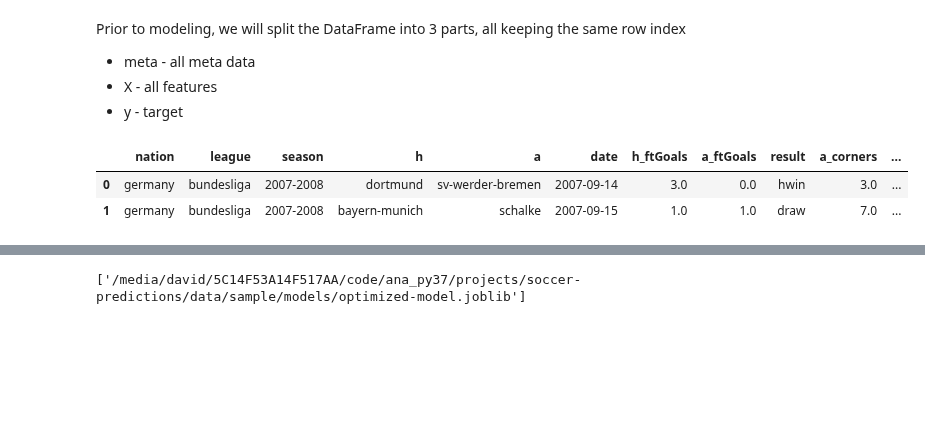
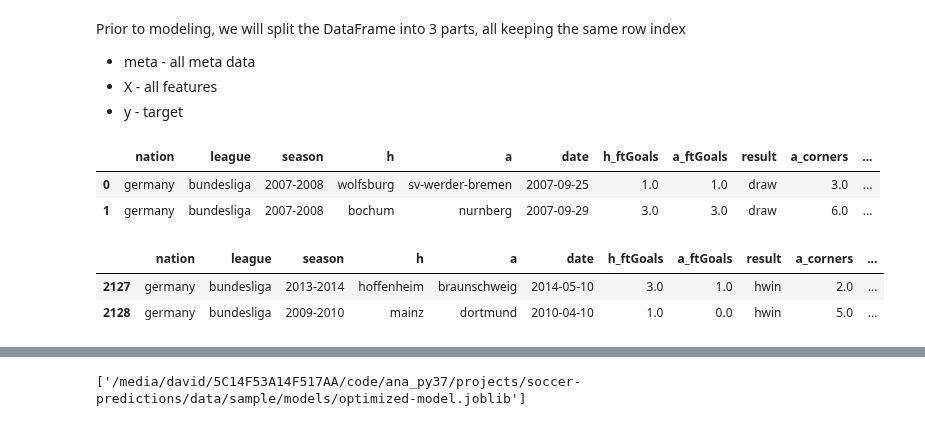
Before and after one commit to DMacGillivray/soccer-predictions, a Jupyter notebook: notebooks/0005.0000c Modeling Strategy c.ipynb, the cells around one changed output, grey strips where cells are left out. Cells and saved outputs as stored; diff of their text form; code cells hidden in the pictures; blank space fills up the shorter version.

```diff
--- a/notebooks/0005.0000c Modeling Strategy c.ipynb
+++ b/notebooks/0005.0000c Modeling Strategy c.ipynb
@@ -444,10 +415,10 @@ base_features
  'shotsOnTarget',
  'yellowCards']
 # %%
-# selected_base_features = base_features
+selected_base_features = base_features
 # # selected_base_features = ['impliedWin', 'impliedDraw', 'impliedLose', 'poissWin', 'poissDraw', 'poissLose']#  base_features
 # # selected_base_features = ['impliedWin', 'impliedDraw', 'impliedLose']#  base_features
-selected_base_features = ['impliedWin']#  base_features
+# selected_base_features = ['impliedWin']#  base_features
 df_select_features = get_df_from_base_features(df_trans, selected_base_features)
 df_select_features.head()
 # %% [output]
@@ -464,7 +440,7 @@ We can either drop all games where the teams have not played, or we can impute
 
 This is quite a big notebook, so for the sake of brevity we will drop all games unless each team has played n previous games
 # %%
-n_back=2
+n_back=1
 df_cut = cut_historical_games(df_select_features, n_back=n_back, drop_all_nan_rows=True, how='any')
 df_cut.head()
 # %% [output]
@@ -525,0 +492,9 @@ memory usage: 1.7+ MB
+# %%
+compressed_df3 = compressed_df2.copy(deep=True)
+compressed_df3 = compressed_df3.dropna()
+# %%
+draws = compressed_df3[compressed_df3['result'] == 'draw']
+awins = compressed_df3[compressed_df3['result'] == 'awin']
+hwins = compressed_df3[compressed_df3['result'] == 'hwin'].sample(frac=0.55)
+awins = compressed_df3[compressed_df3['result'] == 'awin'].sample(frac=0.85)
+compressed_df4 = pd.concat([draws, awins, hwins], axis=0).reset_index(drop=True)
@@ -531,13 +514,19 @@ Prior to modeling, we will split the DataFrame into 3 parts, all keeping the sam
 + X - all features
 + y - target
 # %%
-df_model = compressed_df2.copy(deep=True)
+df_model = compressed_df4.copy(deep=True)
 meta = get_non_features_df(df_model)
 meta.head(2)
 # %% [output]
 |  | nation | league | season | h | a | date | h_ftGoals | a_ftGoals | result | a_corners | ... |
-| 0 | germany | bundesliga | 2007-2008 | dortmund | sv-werder-bremen | 2007-09-14 | 3.0 | 0.0 | hwin | 3.0 | ... |
-| 1 | germany | bundesliga | 2007-2008 | bayern-munich | schalke | 2007-09-15 | 1.0 | 1.0 | draw | 7.0 | ... |
+| 0 | germany | bundesliga | 2007-2008 | wolfsburg | sv-werder-bremen | 2007-09-25 | 1.0 | 1.0 | draw | 3.0 | ... |
+| 1 | germany | bundesliga | 2007-2008 | bochum | nurnberg | 2007-09-29 | 3.0 | 3.0 | draw | 6.0 | ... |
+# %%
+meta.tail(2)
+# %% [output]
+|  | nation | league | season | h | a | date | h_ftGoals | a_ftGoals | result | a_corners | ... |
+| 2127 | germany | bundesliga | 2013-2014 | hoffenheim | braunschweig | 2014-05-10 | 3.0 | 1.0 | hwin | 2.0 | ... |
+| 2128 | germany | bundesliga | 2009-2010 | mainz | dortmund | 2010-04-10 | 1.0 | 0.0 | hwin | 5.0 | ... |
 # %%
 meta.shape
 # %% [output]
```
Also changed, not shown: parts of 57 cells of this notebook, 2 other files.
